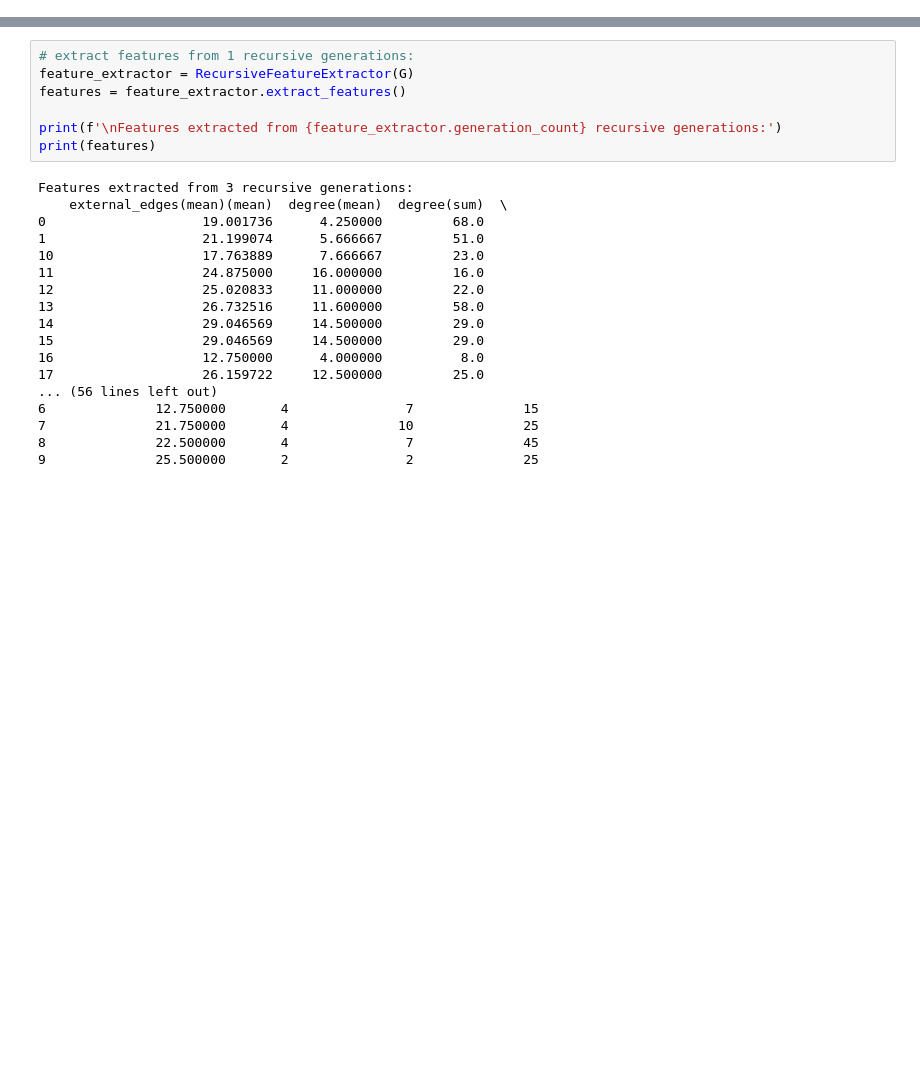
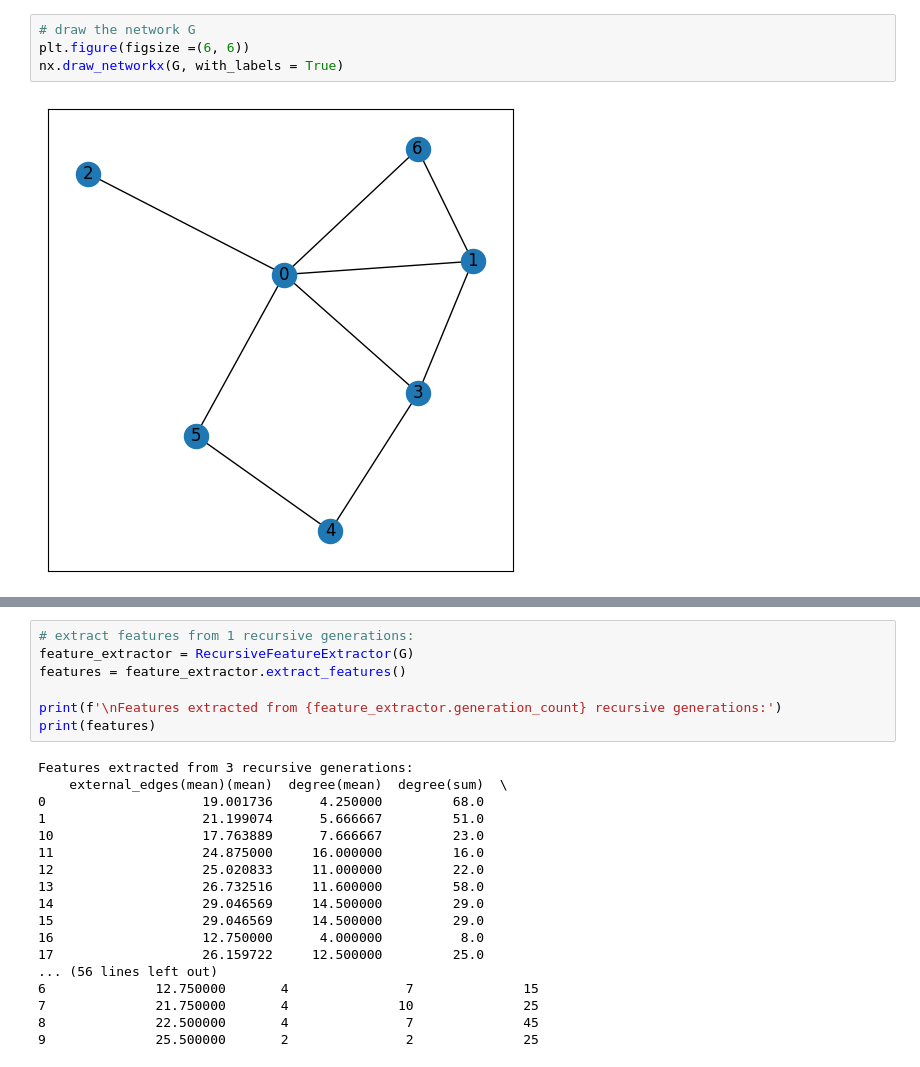
Before and after one commit to NSLab-CUK/Graph-Mining-Spring-2023, a Jupyter notebook: W10/Practice_10.ipynb, the cells around one changed output, grey strips where cells are left out. Saved outputs shown, nothing was run; the diff lists cells and outputs as text; blank space fills up the shorter version.

```diff
--- a/W10/Practice_10.ipynb
+++ b/W10/Practice_10.ipynb
@@ -0,0 +43,6 @@
+# %%
+# draw the network G
+plt.figure(figsize =(6, 6))
+nx.draw_networkx(G, with_labels = True)
+# %% [output]
+[figure, added]
```
Also changed, not shown: parts of 27 cells of this notebook.
